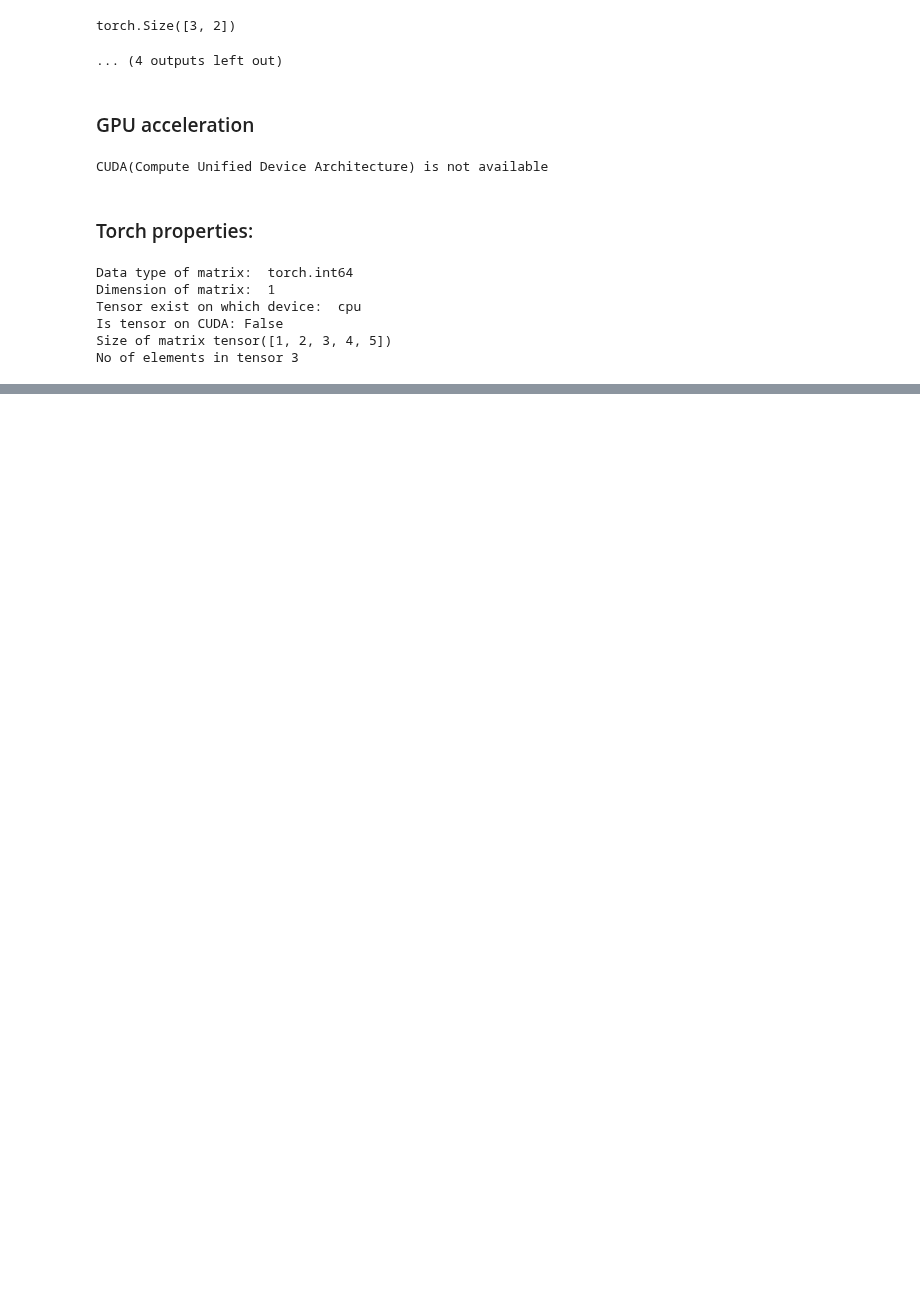
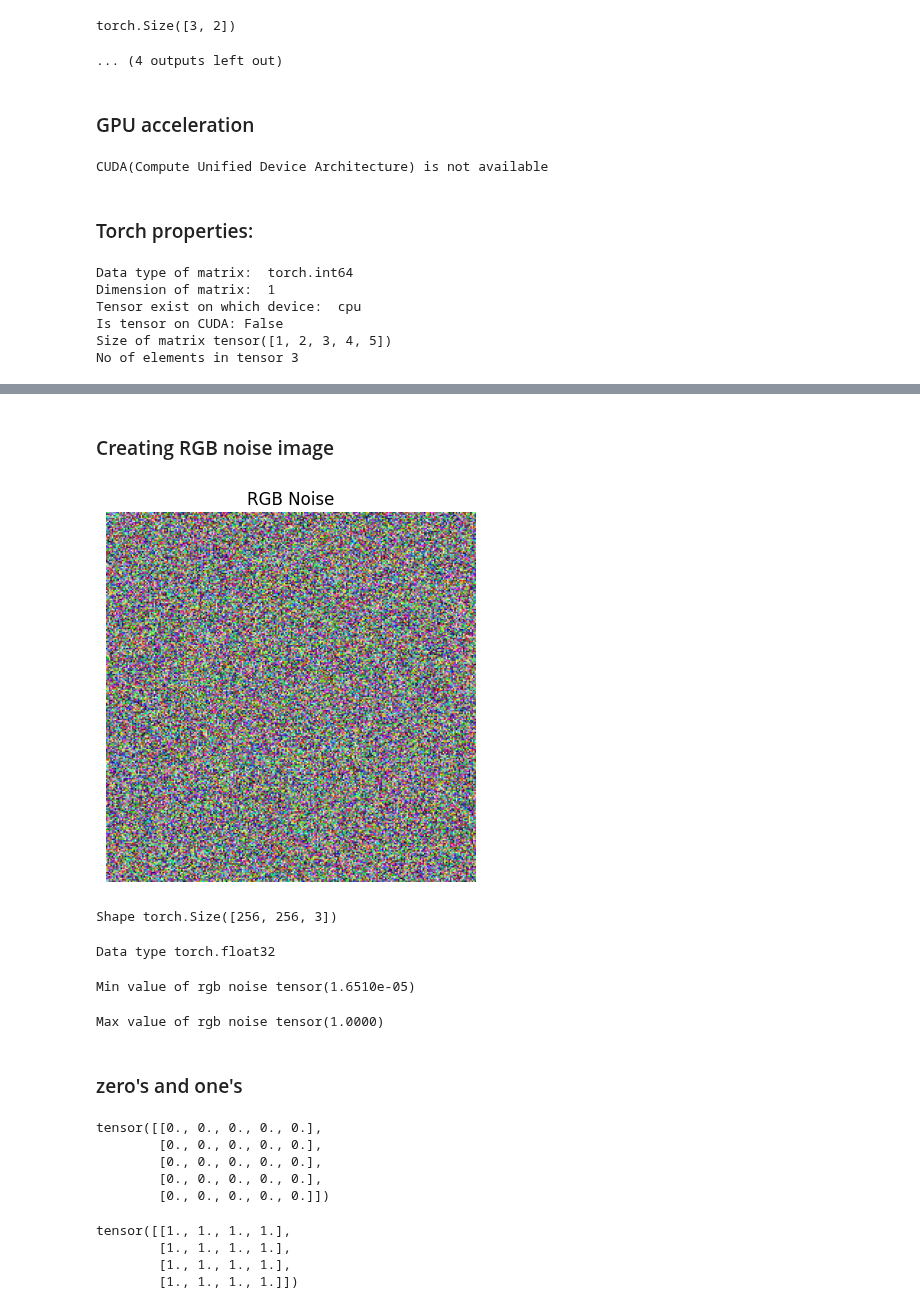
Before and after one commit to Arannamoy-Mondal/NLP-MLOPS, a Jupyter notebook: Pytorch/1 _intro.ipynb, the cells around one changed output, grey strips where cells are left out. Saved outputs shown, nothing was run; the diff lists cells and outputs as text; code cells hidden in the pictures; blank space fills up the shorter version.

```diff
--- a/Pytorch/1 _intro.ipynb
+++ b/Pytorch/1 _intro.ipynb
@@ -88,0 +427,43 @@ No of elements in tensor 3
+# %% [markdown]
+### Creating RGB noise image
+# %%
+rgb_noise=torch.rand((256,256,3))
+plt.imshow(rgb_noise.numpy(),cmap="coolwarm")
+plt.title("RGB Noise")
+plt.axis("off")
+plt.show()
+# %% [output]
+[figure, added]
+# %%
+print("Shape",rgb_noise.shape)
+# %% [output]
+Shape torch.Size([256, 256, 3])
+# %%
+print("Data type",rgb_noise.dtype)
+# %% [output]
+Data type torch.float32
+# %%
+print("Min value of rgb noise",torch.min(rgb_noise))
+# %% [output]
+Min value of rgb noise tensor(1.6510e-05)
+# %%
+print("Max value of rgb noise",torch.max(rgb_noise))
+# %% [output]
+Max value of rgb noise tensor(1.0000)
+# %% [markdown]
+### zero's and one's
+# %%
+print(torch.zeros((5,5)))
+# %% [output]
+tensor([[0., 0., 0., 0., 0.],
+        [0., 0., 0., 0., 0.],
+        [0., 0., 0., 0., 0.],
+        [0., 0., 0., 0., 0.],
+        [0., 0., 0., 0., 0.]])
+# %%
+print(torch.ones((4,4)))
+# %% [output]
+tensor([[1., 1., 1., 1.],
+        [1., 1., 1., 1.],
+        [1., 1., 1., 1.],
+        [1., 1., 1., 1.]])
```
Also changed, not shown: parts of 68 cells of this notebook.
